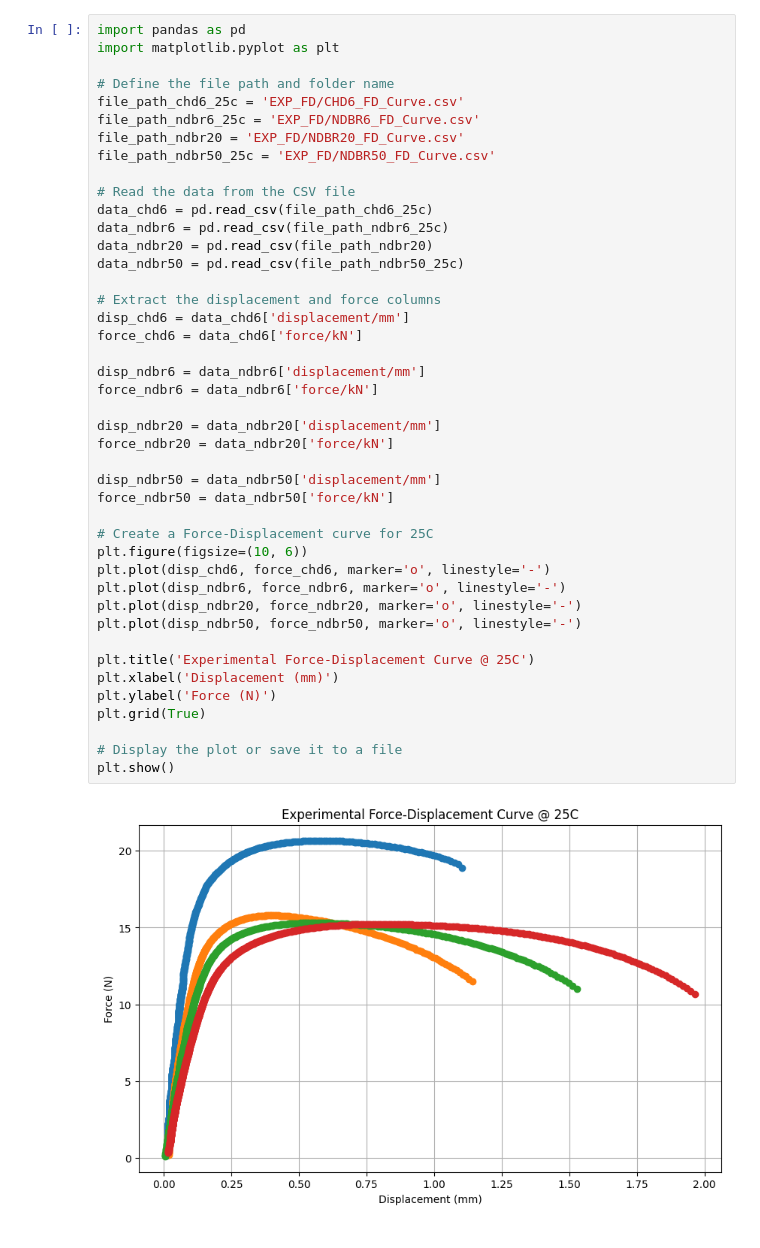
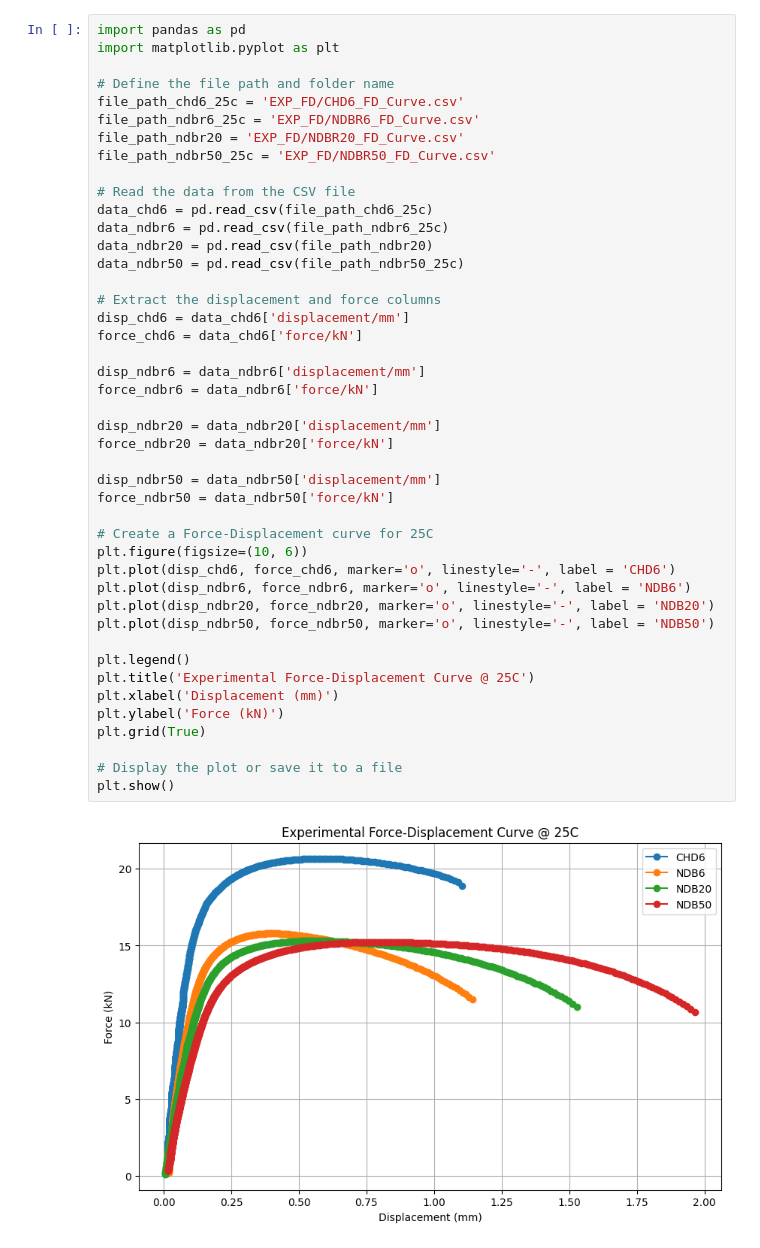
Before and after one commit to LianjGroup/Machine-Learning-Assisted-Optimization-of-Hardening-Parameters, a Jupyter notebook: MAIN/MODELS/forceDispCurves_exp.ipynb, the cells around one changed output. Cells and saved outputs as stored; diff of their text form.

```diff
--- a/MAIN/MODELS/forceDispCurves_exp.ipynb
+++ b/MAIN/MODELS/forceDispCurves_exp.ipynb
@@ -10,39 +10,40 @@ file_path_ndbr50_25c = 'EXP_FD/NDBR50_FD_Curve.csv'
 
 # Read the data from the CSV file
 data_chd6 = pd.read_csv(file_path_chd6_25c)
 data_ndbr6 = pd.read_csv(file_path_ndbr6_25c)
 data_ndbr20 = pd.read_csv(file_path_ndbr20)
 data_ndbr50 = pd.read_csv(file_path_ndbr50_25c)
 
 # Extract the displacement and force columns
 disp_chd6 = data_chd6['displacement/mm']
 force_chd6 = data_chd6['force/kN']
 
 disp_ndbr6 = data_ndbr6['displacement/mm']
 force_ndbr6 = data_ndbr6['force/kN']
 
 disp_ndbr20 = data_ndbr20['displacement/mm']
 force_ndbr20 = data_ndbr20['force/kN']
 
 disp_ndbr50 = data_ndbr50['displacement/mm']
 force_ndbr50 = data_ndbr50['force/kN']
 
 # Create a Force-Displacement curve for 25C
 plt.figure(figsize=(10, 6))
-plt.plot(disp_chd6, force_chd6, marker='o', linestyle='-')
-plt.plot(disp_ndbr6, force_ndbr6, marker='o', linestyle='-')
-plt.plot(disp_ndbr20, force_ndbr20, marker='o', linestyle='-')
-plt.plot(disp_ndbr50, force_ndbr50, marker='o', linestyle='-')
+plt.plot(disp_chd6, force_chd6, marker='o', linestyle='-', label = 'CHD6')
+plt.plot(disp_ndbr6, force_ndbr6, marker='o', linestyle='-', label = 'NDB6')
+plt.plot(disp_ndbr20, force_ndbr20, marker='o', linestyle='-', label = 'NDB20')
+plt.plot(disp_ndbr50, force_ndbr50, marker='o', linestyle='-', label = 'NDB50')
 
+plt.legend()
 plt.title('Experimental Force-Displacement Curve @ 25C')
 plt.xlabel('Displacement (mm)')
-plt.ylabel('Force (N)')
+plt.ylabel('Force (kN)')
 plt.grid(True)
 
 # Display the plot or save it to a file
 plt.show()
 # %% [output]
-[figure, old version]
+[figure, new version]
 # %%
 import pandas as pd
 import matplotlib.pyplot as plt
```
Also changed, not shown: parts of 2 cells of this notebook, 26 other files.
